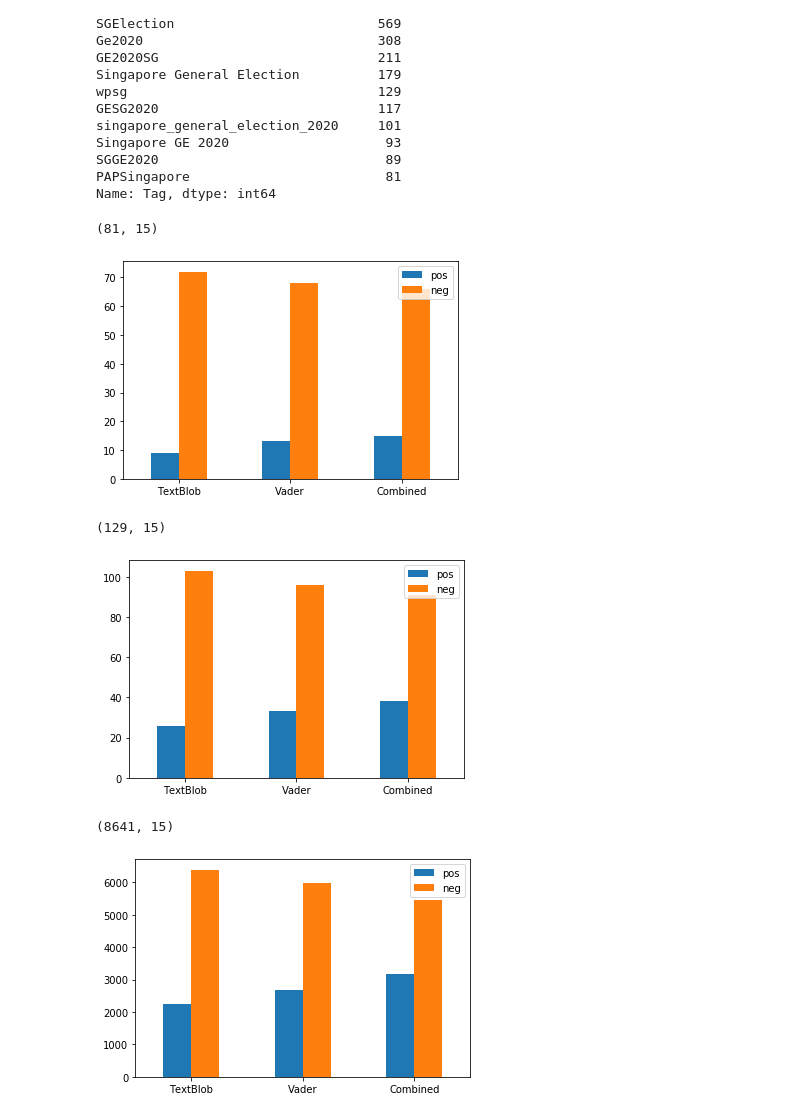
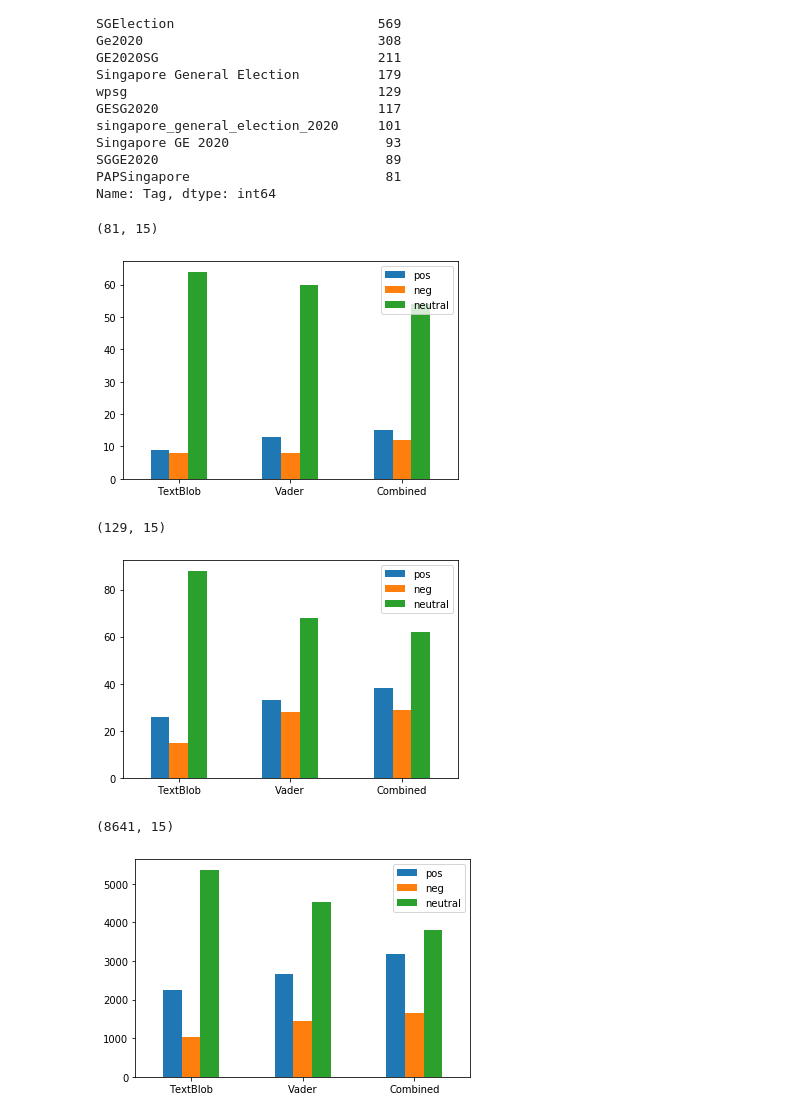
Before and after one commit to thuyazawnaing/K6312-GE2020SG, a Jupyter notebook: code/3. Text_Annotation.ipynb, the cells around one changed output. Drawn from its saved outputs; the diff is of its cells as text; code cells hidden in the pictures.

Commit message:
Add files via upload
Revised Text Grountruth from POS/NEG to POS/NEG/NEUTRAL - 3. Text_Annotation.ipynb

```diff
--- a/code/3. Text_Annotation.ipynb
+++ b/code/3. Text_Annotation.ipynb
@@ -155,9 +155,10 @@ Vader_sentiment_scores = pd.DataFrame(list(vader_result),columns=['Vader_sentime
 # %%
 df = pd.concat([df,sentiment_scores,Textblob_sentiment_scores,Vader_sentiment_scores],axis = 1)
 # %%
-df['Sentiment'] = df['sentiment_scores'].apply(lambda x: 'pos' if x>0 else 'neg')
-df['Textblob_sentiment'] = df['Textblob_sentiment_scores'].apply(lambda x: 'pos' if x>0 else 'neg')
-df['Vader_sentiment'] = df['Vader_sentiment_scores'].apply(lambda x: 'pos' if x>0 else 'neg')
+#df['Sentiment'] = df['sentiment_scores'].apply(lambda x: 'pos' if x>0 else 'neg')
+df['Sentiment'] = df['sentiment_scores'].apply(lambda x: 'neg' if x<0 else 'pos' if x>0 else "neutral")
+df['Textblob_sentiment'] = df['Textblob_sentiment_scores'].apply(lambda x: 'neg' if x<0 else 'pos' if x>0 else "neutral")
+df['Vader_sentiment'] = df['Vader_sentiment_scores'].apply(lambda x: 'neg' if x<0 else 'pos' if x>0 else "neutral")
 # %%
 df['Sentiment'].value_counts()
 # %% [output]
@@ -214,32 +220,38 @@ sel_df = df[(df['Tag']=='PAPSingapore')]
 print(sel_df.shape)
 pos = [sel_df.Textblob_sentiment.value_counts()['pos'], sel_df.Vader_sentiment.value_counts()['pos'], sel_df.Sentiment.value_counts()['pos']]
 neg = [sel_df.Textblob_sentiment.value_counts()['neg'], sel_df.Vader_sentiment.value_counts()['neg'], sel_df.Sentiment.value_counts()['neg']]
+neutral = [sel_df.Textblob_sentiment.value_counts()['neutral'], sel_df.Vader_sentiment.value_counts()['neutral'], sel_df.Sentiment.value_counts()['neutral']]
+
 index = ['TextBlob','Vader','Combined']
 dsel_df = pd.DataFrame({'pos': pos,
-                   'neg': neg}, index=index)
+                       'neg': neg,
+                       'neutral':neutral}, index=index)
 ax = dsel_df.plot.bar(rot=0)
 # %% [output]
 (81, 15)
-[figure, old version]
+[figure, new version]
 # %%
 sel_df = df[(df['Tag']=='wpsg')]
 print(sel_df.shape)
 pos = [sel_df.Textblob_sentiment.value_counts()['pos'], sel_df.Vader_sentiment.value_counts()['pos'], sel_df.Sentiment.value_counts()['pos']]
 neg = [sel_df.Textblob_sentiment.value_counts()['neg'], sel_df.Vader_sentiment.value_counts()['neg'], sel_df.Sentiment.value_counts()['neg']]
+neutral = [sel_df.Textblob_sentiment.value_counts()['neutral'], sel_df.Vader_sentiment.value_counts()['neutral'], sel_df.Sentiment.value_counts()['neutral']]
 index = ['TextBlob','Vader','Combined']
-dsel_df = pd.DataFrame({'pos': pos,'neg': neg}, index=index)
+
+dsel_df = pd.DataFrame({'pos': pos,'neg': neg, 'neutral':neutral}, index=index)
 ax = dsel_df.plot.bar(rot=0)
 # %% [output]
 (129, 15)
-[figure, old version]
+[figure, new version]
 # %%
 sel_df = df[(df['Tag']!='wpsg') & (df['Tag']!='papsingapore')]
 print(sel_df.shape)
 pos = [sel_df.Textblob_sentiment.value_counts()['pos'], sel_df.Vader_sentiment.value_counts()['pos'], sel_df.Sentiment.value_counts()['pos']]
 neg = [sel_df.Textblob_sentiment.value_counts()['neg'], sel_df.Vader_sentiment.value_counts()['neg'], sel_df.Sentiment.value_counts()['neg']]
+neutral = [sel_df.Textblob_sentiment.value_counts()['neutral'], sel_df.Vader_sentiment.value_counts()['neutral'], sel_df.Sentiment.value_counts()['neutral']]
 index = ['TextBlob','Vader','Combined']
-dsel_df = pd.DataFrame({'pos': pos,'neg': neg}, index=index)
+dsel_df = pd.DataFrame({'pos': pos,'neg': neg ,'neutral':neutral}, index=index)
 ax = dsel_df.plot.bar(rot=0)
 # %% [output]
 (8641, 15)
-[figure, old version]
+[figure, new version]
```
Also changed, not shown: parts of 4 cells of this notebook.
